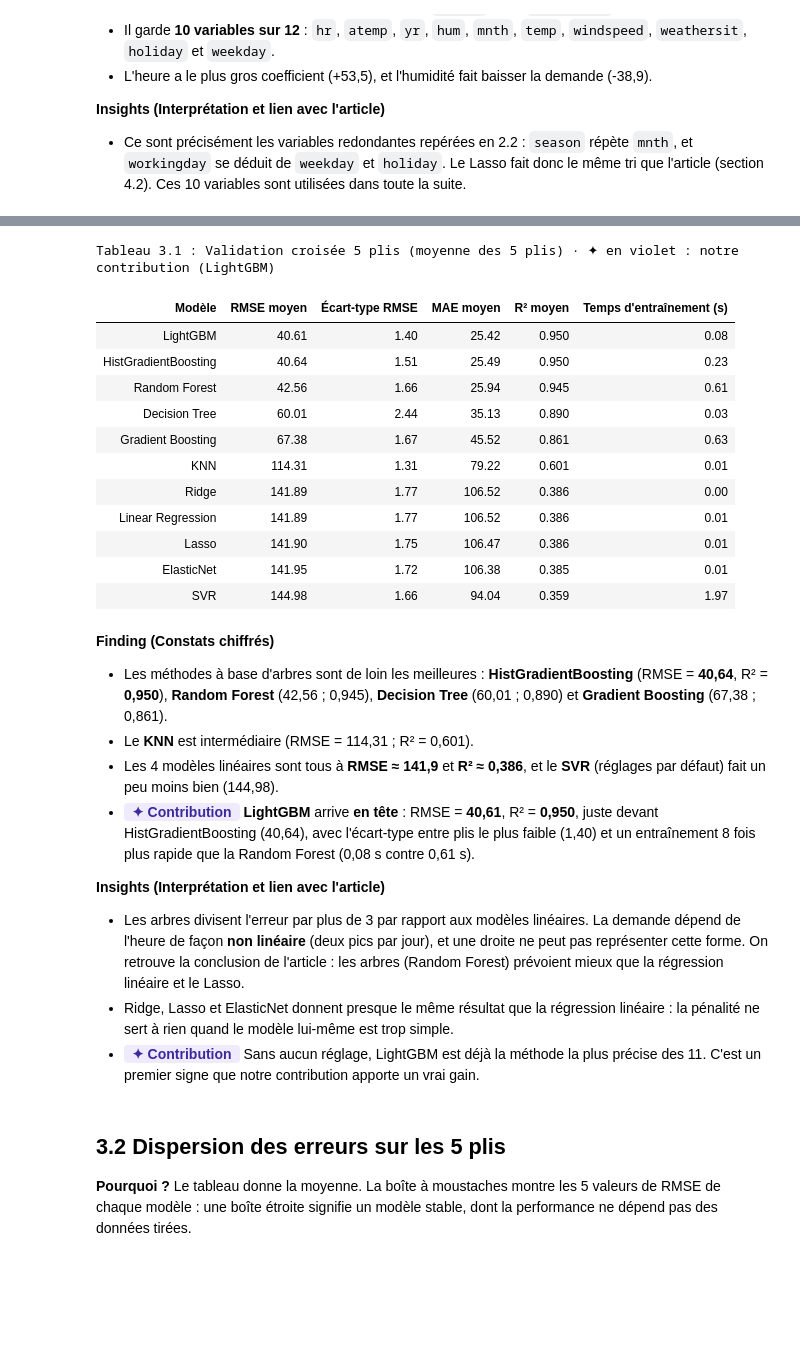
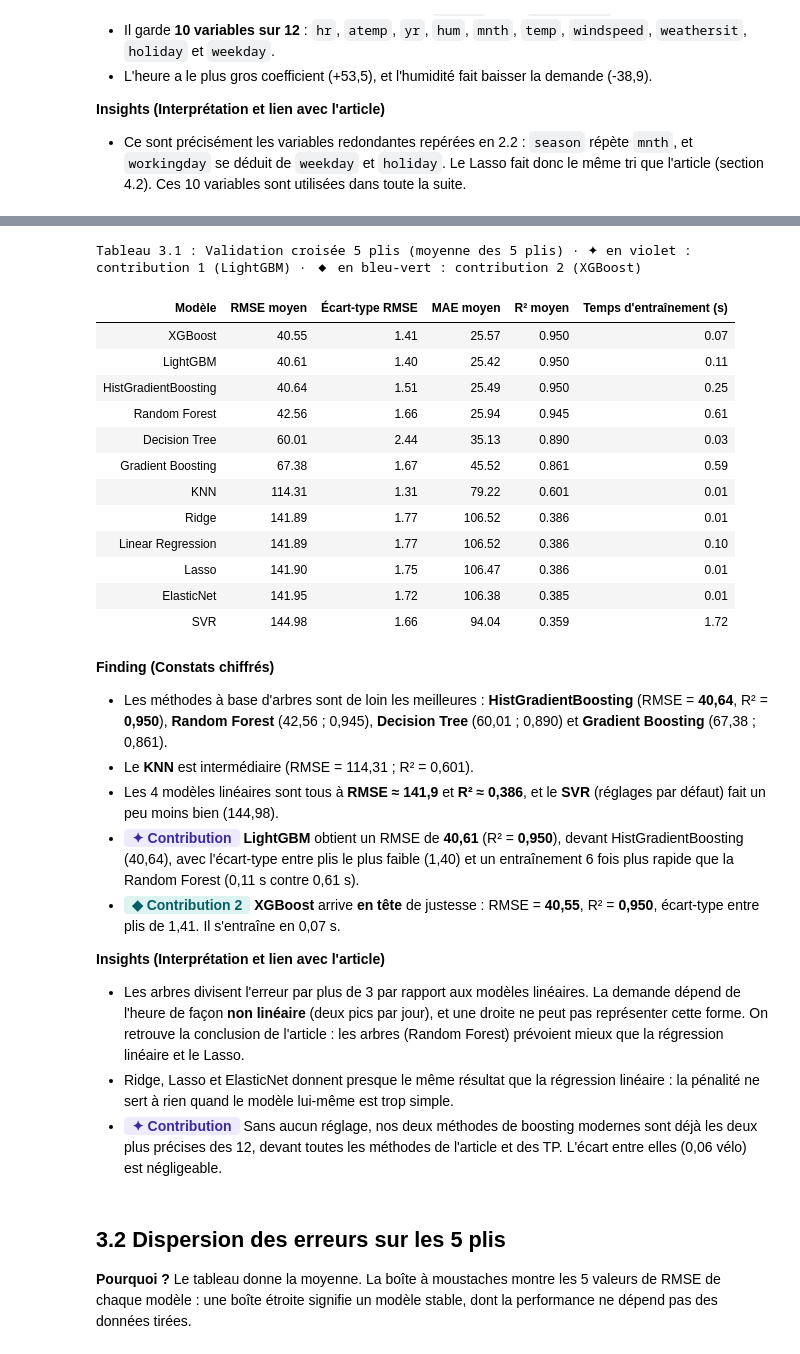
Before and after one commit to eliasbelme/eliasbelme.github.io, a Jupyter notebook: TP_GP27_FBNV.ipynb, the cells around one changed output, grey strips where cells are left out. Saved outputs shown, nothing was run; the diff lists cells and outputs as text; code cells hidden in the pictures; blank space fills up the shorter version.

```diff
--- a/TP_GP27_FBNV.ipynb
+++ b/TP_GP27_FBNV.ipynb
@@ -114,12 +120,21 @@ except ImportError:
     subprocess.run([sys.executable, "-m", "pip", "install", "-q", "lightgbm"], check=True)
     import lightgbm as lgb
 
+# ◆ CONTRIBUTION 2 : XGBoost (installé automatiquement s'il manque)
+try:
+    import xgboost as xgb
+except ImportError:
+    import subprocess, sys
+    subprocess.run([sys.executable, "-m", "pip", "install", "-q", "xgboost"], check=True)
+    import xgboost as xgb
+
 warnings.filterwarnings("ignore")
 RANDOM_STATE = 42
 
 # Style des graphiques
 BLEU, ORANGE, VERT, ROUGE, GRIS = "#2a78d6", "#eb6834", "#1baf7a", "#e34948", "#8a8984"
 VIOLET, VIOLET_CLAIR = "#6250d6", "#efebfd"          # ✦ CONTRIBUTION : couleur de notre contribution
+SARCELLE, SARCELLE_CLAIR = "#0d8a8f", "#ddf3f2"      # ◆ CONTRIBUTION 2 : couleur de XGBoost
 sns.set_theme(style="whitegrid", palette=[BLEU, ORANGE, VERT, "#eda100", "#e87ba4", "#6250d6", ROUGE])
 plt.rcParams.update({"figure.dpi": 110, "savefig.dpi": 200, "axes.titleweight": "bold",
                      "axes.spines.top": False, "axes.spines.right": False})
@@ -131,21 +146,29 @@ def sauver(fig, nom):
     fig.savefig(f"figures/{nom}.png", bbox_inches="tight")
 
 
-CONTRIB = "LightGBM|LGBM"                           # ✦ CONTRIBUTION : mots qui repèrent nos ajouts
-STYLE_CONTRIB = f"background-color: {VIOLET_CLAIR}; color: #3b2a9e; font-weight: bold;"
+# ✦ ◆ CONTRIBUTIONS : mots qui repèrent nos ajouts, style et légende de chacun
+MARQUES = [("LightGBM|LGBM", f"background-color: {VIOLET_CLAIR}; color: #3b2a9e; font-weight: bold;",
+            "✦ en violet : contribution 1 (LightGBM)"),
+           ("XGBoost|XGB", f"background-color: {SARCELLE_CLAIR}; color: #075e62; font-weight: bold;",
+            "◆ en bleu-vert : contribution 2 (XGBoost)")]
 
 
 def tableau(df, titre, formats=None, index=False):
     # Affiche un DataFrame sous forme de tableau propre avec un titre
     df = df.reset_index(drop=True)
-    lignes = df.astype(str).apply(lambda col: col.str.contains(CONTRIB)).any(axis=1)
-    colonnes = [c for c in df.columns if pd.Series([str(c)]).str.contains(CONTRIB)[0]]
-    if lignes.any() or colonnes:                        # ✦ CONTRIBUTION : légende du marquage
-        titre += "   ·   ✦ en violet : notre contribution (LightGBM)"
     sty = df.style.set_caption(titre).format(formats or {}, precision=2)
-    sty = sty.apply(lambda r: [STYLE_CONTRIB if lignes[r.name] else "" for _ in r], axis=1)   # ✦ lignes
-    if colonnes:
-        sty = sty.apply(lambda c: [STYLE_CONTRIB] * len(c), subset=colonnes)                 # ✦ colonnes
+    legendes = []
+    for mots, style, legende in MARQUES:                # ✦ ◆ surligne les lignes et colonnes de nos contributions
+        lignes = df.astype(str).apply(lambda col: col.str.contains(mots)).any(axis=1)
+        colonnes = [c for c in df.columns if pd.Series([str(c)]).str.contains(mots)[0]]
+        if lignes.any():
+            sty = sty.apply(lambda r, l=lignes, st=style: [st if l[r.name] else "" for _ in r], axis=1)
+        if colonnes:
+            sty = sty.apply(lambda c, st=style: [st] * len(c), subset=colonnes)
+        if lignes.any() or colonnes:
+            legendes.append(legende)
+    if legendes:
+        sty = sty.set_caption(titre + "   ·   " + "   ·   ".join(legendes))
     sty = sty.set_table_styles([{"selector": "caption",
                                  "props": "font-weight: bold; font-size: 1.05em; text-align: left;"}])
     display(sty if index else sty.hide(axis="index"))
@@ -680,56 +727,59 @@ Xtr, Xte = X_train[VARIABLES], X_test[VARIABLES]
 ytr, yte = y_train, y_test
 kf = KFold(n_splits=5, shuffle=True, random_state=RANDOM_STATE)
 
 modeles = {
     "Linear Regression": make_pipeline(StandardScaler(), LinearRegression()),
     "Lasso": make_pipeline(StandardScaler(), Lasso(alpha=0.5, random_state=RANDOM_STATE)),
     "Ridge": make_pipeline(StandardScaler(), Ridge(alpha=1.0)),
     "ElasticNet": make_pipeline(StandardScaler(), ElasticNet(alpha=0.1, l1_ratio=0.5, random_state=RANDOM_STATE)),
     "KNN": make_pipeline(StandardScaler(), KNeighborsRegressor(n_neighbors=10)),
     "SVR": make_pipeline(StandardScaler(), SVR()),
     "Decision Tree": DecisionTreeRegressor(random_state=RANDOM_STATE),
     "Random Forest": RandomForestRegressor(random_state=RANDOM_STATE, n_jobs=-1),
     "Gradient Boosting": GradientBoostingRegressor(random_state=RANDOM_STATE),
     "HistGradientBoosting": HistGradientBoostingRegressor(random_state=RANDOM_STATE),
     "LightGBM": lgb.LGBMRegressor(random_state=RANDOM_STATE, verbose=-1),           # ✦ CONTRIBUTION
+    "XGBoost": xgb.XGBRegressor(random_state=RANDOM_STATE),                         # ◆ CONTRIBUTION 2
 }
 
 resultats_cv, rmse_plis = [], {}
 for nom, modele in modeles.items():
     cv = cross_validate(modele, Xtr, ytr, cv=kf,
                         scoring=("neg_root_mean_squared_error", "neg_mean_absolute_error", "r2"))
     rmse_plis[nom] = -cv["test_neg_root_mean_squared_error"]
     resultats_cv.append({"Modèle": nom, "RMSE moyen": rmse_plis[nom].mean(), "Écart-type RMSE": rmse_plis[nom].std(),
                          "MAE moyen": -cv["test_neg_mean_absolute_error"].mean(), "R² moyen": cv["test_r2"].mean(),
                          "Temps d'entraînement (s)": cv["fit_time"].mean()})
 
 tab_cv = pd.DataFrame(resultats_cv).sort_values("RMSE moyen")
 tableau(tab_cv, "Tableau 3.1 : Validation croisée 5 plis (moyenne des 5 plis)", {"R² moyen": "{:.3f}"})
 # %% [output]
-Tableau 3.1 : Validation croisée 5 plis (moyenne des 5 plis) · ✦ en violet : notre contribution (LightGBM)
+Tableau 3.1 : Validation croisée 5 plis (moyenne des 5 plis) · ✦ en violet : contribution 1 (LightGBM) · ◆ en bleu-vert : contribution 2 (XGBoost)
 | Modèle | RMSE moyen | Écart-type RMSE | MAE moyen | R² moyen | Temps d'entraînement (s) |
-| LightGBM | 40.61 | 1.40 | 25.42 | 0.950 | 0.08 |
-| HistGradientBoosting | 40.64 | 1.51 | 25.49 | 0.950 | 0.23 |
+| XGBoost | 40.55 | 1.41 | 25.57 | 0.950 | 0.07 |
+| LightGBM | 40.61 | 1.40 | 25.42 | 0.950 | 0.11 |
+| HistGradientBoosting | 40.64 | 1.51 | 25.49 | 0.950 | 0.25 |
 | Random Forest | 42.56 | 1.66 | 25.94 | 0.945 | 0.61 |
 | Decision Tree | 60.01 | 2.44 | 35.13 | 0.890 | 0.03 |
-| Gradient Boosting | 67.38 | 1.67 | 45.52 | 0.861 | 0.63 |
+| Gradient Boosting | 67.38 | 1.67 | 45.52 | 0.861 | 0.59 |
 | KNN | 114.31 | 1.31 | 79.22 | 0.601 | 0.01 |
-| Ridge | 141.89 | 1.77 | 106.52 | 0.386 | 0.00 |
-| Linear Regression | 141.89 | 1.77 | 106.52 | 0.386 | 0.01 |
+| Ridge | 141.89 | 1.77 | 106.52 | 0.386 | 0.01 |
+| Linear Regression | 141.89 | 1.77 | 106.52 | 0.386 | 0.10 |
 | Lasso | 141.90 | 1.75 | 106.47 | 0.386 | 0.01 |
 | ElasticNet | 141.95 | 1.72 | 106.38 | 0.385 | 0.01 |
-| SVR | 144.98 | 1.66 | 94.04 | 0.359 | 1.97 |
+| SVR | 144.98 | 1.66 | 94.04 | 0.359 | 1.72 |
 # %% [markdown]
 **Finding (Constats chiffrés)**
 * Les méthodes à base d'arbres sont de loin les meilleures : **HistGradientBoosting** (RMSE = **40,64**, R² = **0,950**), **Random Forest** (42,56 ; 0,945), **Decision Tree** (60,01 ; 0,890) et **Gradient Boosting** (67,38 ; 0,861).
 * Le **KNN** est intermédiaire (RMSE = 114,31 ; R² = 0,601).
 * Les 4 modèles linéaires sont tous à **RMSE ≈ 141,9** et **R² ≈ 0,386**, et le **SVR** (réglages par défaut) fait un peu moins bien (144,98).
-* <span style="background:#efebfd; color:#3b2a9e; font-weight:bold; padding:1px 8px; border-radius:4px;">✦ Contribution</span> **LightGBM** arrive **en tête** : RMSE = **40,61**, R² = **0,950**, juste devant HistGradientBoosting (40,64), avec l'écart-type entre plis le plus faible (1,40) et un entraînement 8 fois plus rapide que la Random Forest (0,08 s contre 0,61 s).
+* <span style="background:#efebfd; color:#3b2a9e; font-weight:bold; padding:1px 8px; border-radius:4px;">✦ Contribution</span> **LightGBM** obtient un RMSE de **40,61** (R² = **0,950**), devant HistGradientBoosting (40,64), avec l'écart-type entre plis le plus faible (1,40) et un entraînement 6 fois plus rapide que la Random Forest (0,11 s contre 0,61 s).
+* <span style="background:#ddf3f2; color:#075e62; font-weight:bold; padding:1px 8px; border-radius:4px;">◆ Contribution 2</span> **XGBoost** arrive **en tête** de justesse : RMSE = **40,55**, R² = **0,950**, écart-type entre plis de 1,41. Il s'entraîne en 0,07 s.
 
 **Insights (Interprétation et lien avec l'article)**
 * Les arbres divisent l'erreur par plus de 3 par rapport aux modèles linéaires. La demande dépend de l'heure de façon **non linéaire** (deux pics par jour), et une droite ne peut pas représenter cette forme. On retrouve la conclusion de l'article : les arbres (Random Forest) prévoient mieux que la régression linéaire et le Lasso.
 * Ridge, Lasso et ElasticNet donnent presque le même résultat que la régression linéaire : la pénalité ne sert à rien quand le modèle lui-même est trop simple.
-* <span style="background:#efebfd; color:#3b2a9e; font-weight:bold; padding:1px 8px; border-radius:4px;">✦ Contribution</span> Sans aucun réglage, LightGBM est déjà la méthode la plus précise des 11. C'est un premier signe que notre contribution apporte un vrai gain.
+* <span style="background:#efebfd; color:#3b2a9e; font-weight:bold; padding:1px 8px; border-radius:4px;">✦ Contribution</span> Sans aucun réglage, nos deux méthodes de boosting modernes sont déjà les deux plus précises des 12, devant toutes les méthodes de l'article et des TP. L'écart entre elles (0,06 vélo) est négligeable.
 # %% [markdown]
 ## 3.2 Dispersion des erreurs sur les 5 plis
 
```
Also changed, not shown: parts of 31 cells of this notebook, 7 other files.
